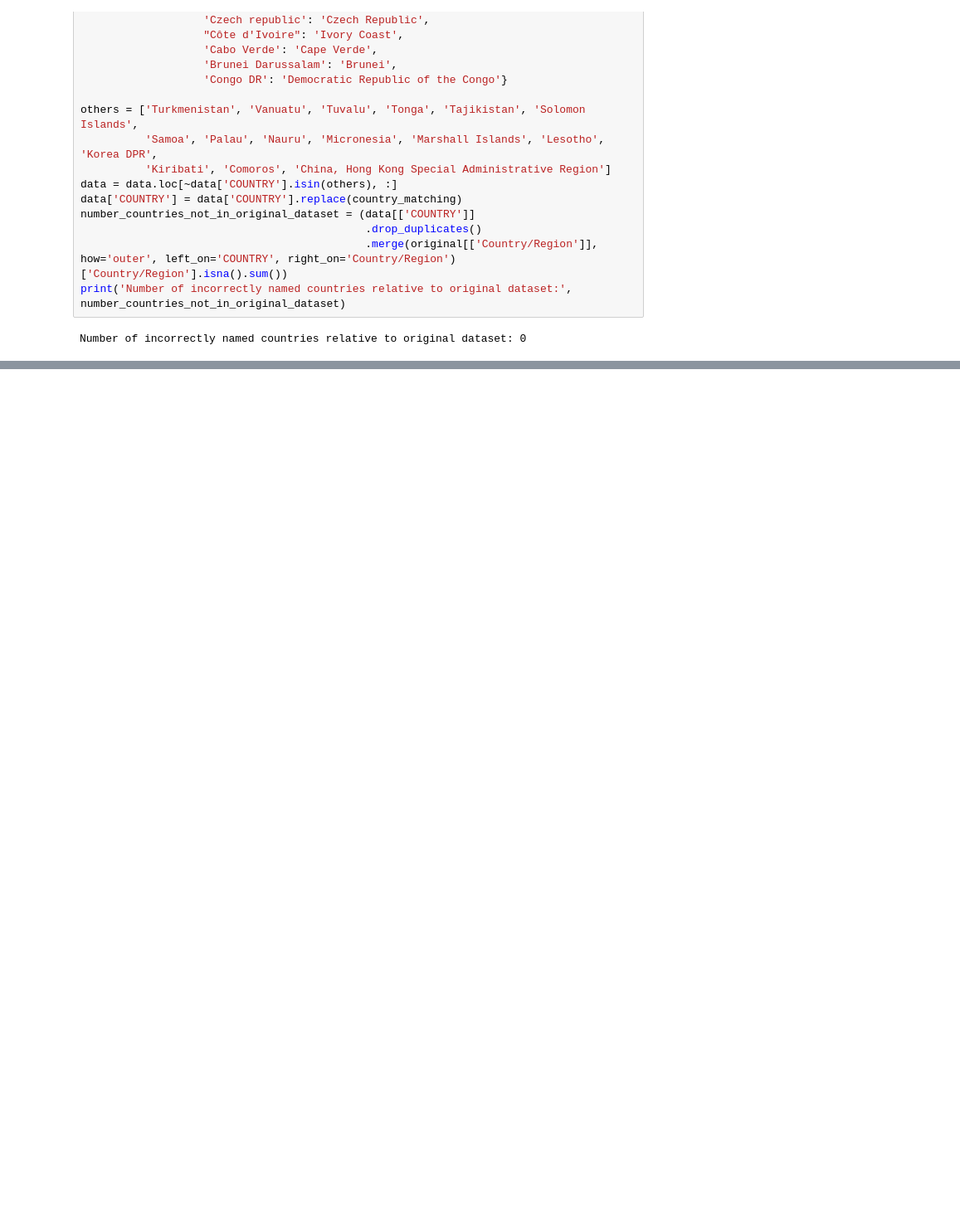
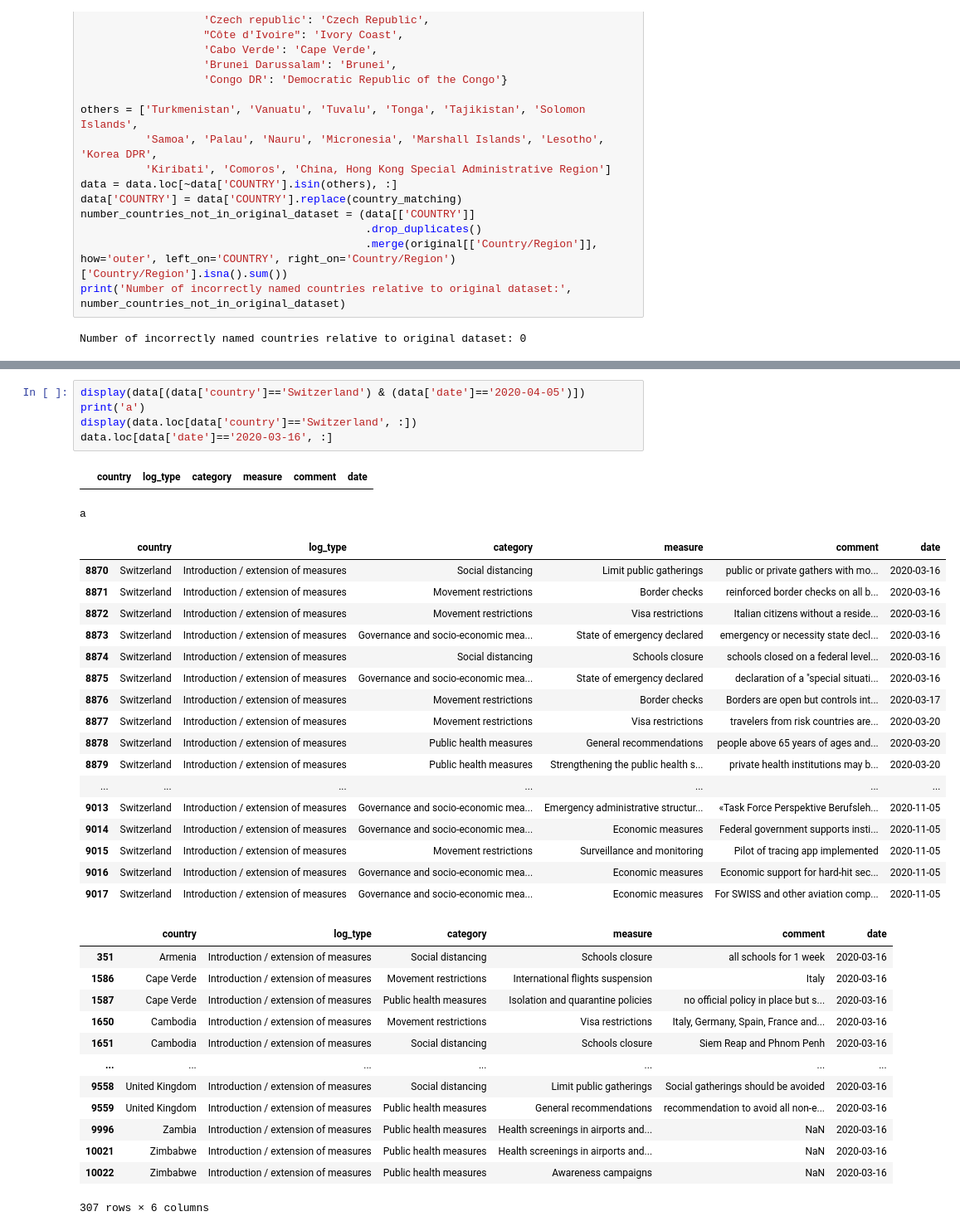
Before and after one commit to com-480-data-visualization/com-480-project-corona-cocos, a Jupyter notebook: Measures-exploration.ipynb, the cells around one changed output, grey strips where cells are left out. Shown: that part at 83% size. Saved outputs shown, nothing was run; the diff lists cells and outputs as text; blank space fills up the shorter version.

```diff
--- a/Measures-exploration.ipynb
+++ b/Measures-exploration.ipynb
@@ -75,3 +78,41 @@ data
 | 10040 | Zimbabwe | Introduction / extension of measures | Governance and socio-economic mea... | Economic measures | Both residential & commercial pro... | 2020-04-30 |
 | 10041 | Zimbabwe | Introduction / extension of measures | Social distancing | Changes in prison-related policies | Zimbabwe frees all female prisone... | 2020-04-05 |
 9565 rows × 6 columns
+# %%
+display(data[(data['country']=='Switzerland') & (data['date']=='2020-04-05')])
+print('a')
+display(data.loc[data['country']=='Switzerland', :])
+data.loc[data['date']=='2020-03-16', :]
+# %% [output]
+|  | country | log_type | category | measure | comment | date |
+a
+|  | country | log_type | category | measure | comment | date |
+| 8870 | Switzerland | Introduction / extension of measures | Social distancing | Limit public gatherings | public or private gathers with mo... | 2020-03-16 |
+| 8871 | Switzerland | Introduction / extension of measures | Movement restrictions | Border checks | reinforced border checks on all b... | 2020-03-16 |
+| 8872 | Switzerland | Introduction / extension of measures | Movement restrictions | Visa restrictions | Italian citizens without a reside... | 2020-03-16 |
+| 8873 | Switzerland | Introduction / extension of measures | Governance and socio-economic mea... | State of emergency declared | emergency or necessity state decl... | 2020-03-16 |
+| 8874 | Switzerland | Introduction / extension of measures | Social distancing | Schools closure | schools closed on a federal level... | 2020-03-16 |
+| 8875 | Switzerland | Introduction / extension of measures | Governance and socio-economic mea... | State of emergency declared | declaration of a "special situati... | 2020-03-16 |
+| 8876 | Switzerland | Introduction / extension of measures | Movement restrictions | Border checks | Borders are open but controls int... | 2020-03-17 |
+| 8877 | Switzerland | Introduction / extension of measures | Movement restrictions | Visa restrictions | travelers from risk countries are... | 2020-03-20 |
+| 8878 | Switzerland | Introduction / extension of measures | Public health measures | General recommendations | people above 65 years of ages and... | 2020-03-20 |
+| 8879 | Switzerland | Introduction / extension of measures | Public health measures | Strengthening the public health s... | private health institutions may b... | 2020-03-20 |
+| ... | ... | ... | ... | ... | ... | ... |
+| 9013 | Switzerland | Introduction / extension of measures | Governance and socio-economic mea... | Emergency administrative structur... | «Task Force Perspektive Berufsleh... | 2020-11-05 |
+| 9014 | Switzerland | Introduction / extension of measures | Governance and socio-economic mea... | Economic measures | Federal government supports insti... | 2020-11-05 |
+| 9015 | Switzerland | Introduction / extension of measures | Movement restrictions | Surveillance and monitoring | Pilot of tracing app implemented | 2020-11-05 |
+| 9016 | Switzerland | Introduction / extension of measures | Governance and socio-economic mea... | Economic measures | Economic support for hard-hit sec... | 2020-11-05 |
+| 9017 | Switzerland | Introduction / extension of measures | Governance and socio-economic mea... | Economic measures | For SWISS and other aviation comp... | 2020-11-05 |
+|  | country | log_type | category | measure | comment | date |
+| 351 | Armenia | Introduction / extension of measures | Social distancing | Schools closure | all schools for 1 week | 2020-03-16 |
+| 1586 | Cape Verde | Introduction / extension of measures | Movement restrictions | International flights suspension | Italy | 2020-03-16 |
+| 1587 | Cape Verde | Introduction / extension of measures | Public health measures | Isolation and quarantine policies | no official policy in place but s... | 2020-03-16 |
+| 1650 | Cambodia | Introduction / extension of measures | Movement restrictions | Visa restrictions | Italy, Germany, Spain, France and... | 2020-03-16 |
+| 1651 | Cambodia | Introduction / extension of measures | Social distancing | Schools closure | Siem Reap and Phnom Penh | 2020-03-16 |
+| ... | ... | ... | ... | ... | ... | ... |
+| 9558 | United Kingdom | Introduction / extension of measures | Social distancing | Limit public gatherings | Social gatherings should be avoided | 2020-03-16 |
+| 9559 | United Kingdom | Introduction / extension of measures | Public health measures | General recommendations | recommendation to avoid all non-e... | 2020-03-16 |
+| 9996 | Zambia | Introduction / extension of measures | Public health measures | Health screenings in airports and... | NaN | 2020-03-16 |
+| 10021 | Zimbabwe | Introduction / extension of measures | Public health measures | Health screenings in airports and... | NaN | 2020-03-16 |
+| 10022 | Zimbabwe | Introduction / extension of measures | Public health measures | Awareness campaigns | NaN | 2020-03-16 |
+307 rows × 6 columns
```
Also changed, not shown: parts of 3 cells of this notebook, 4 other files.
